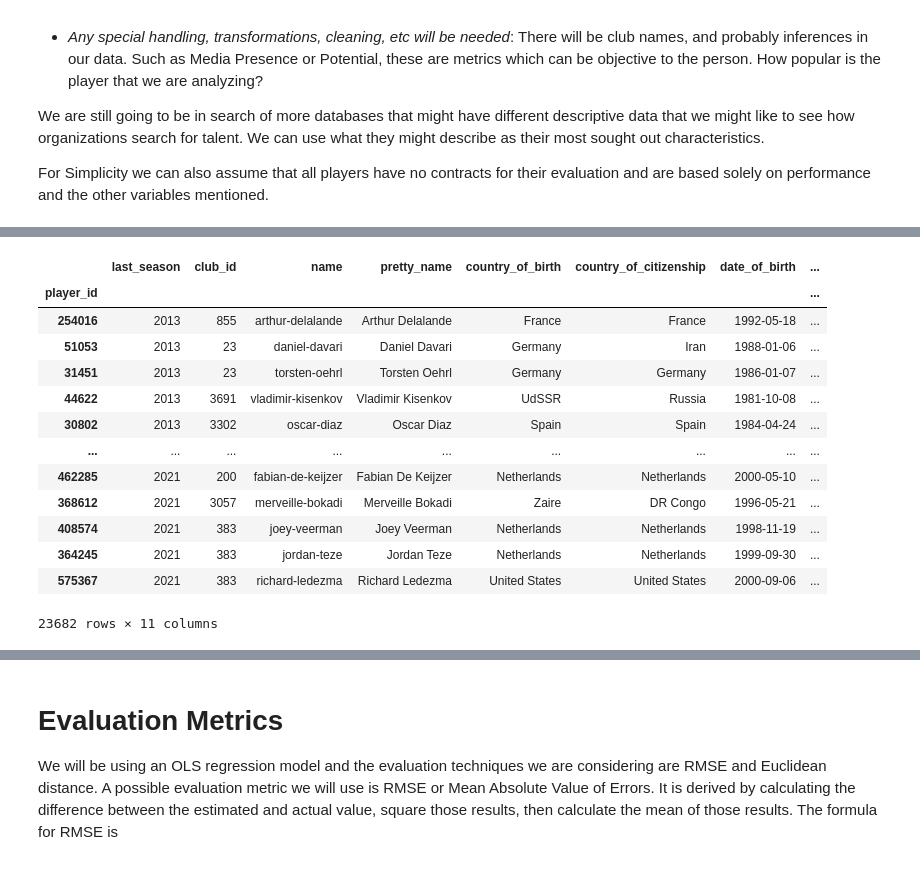
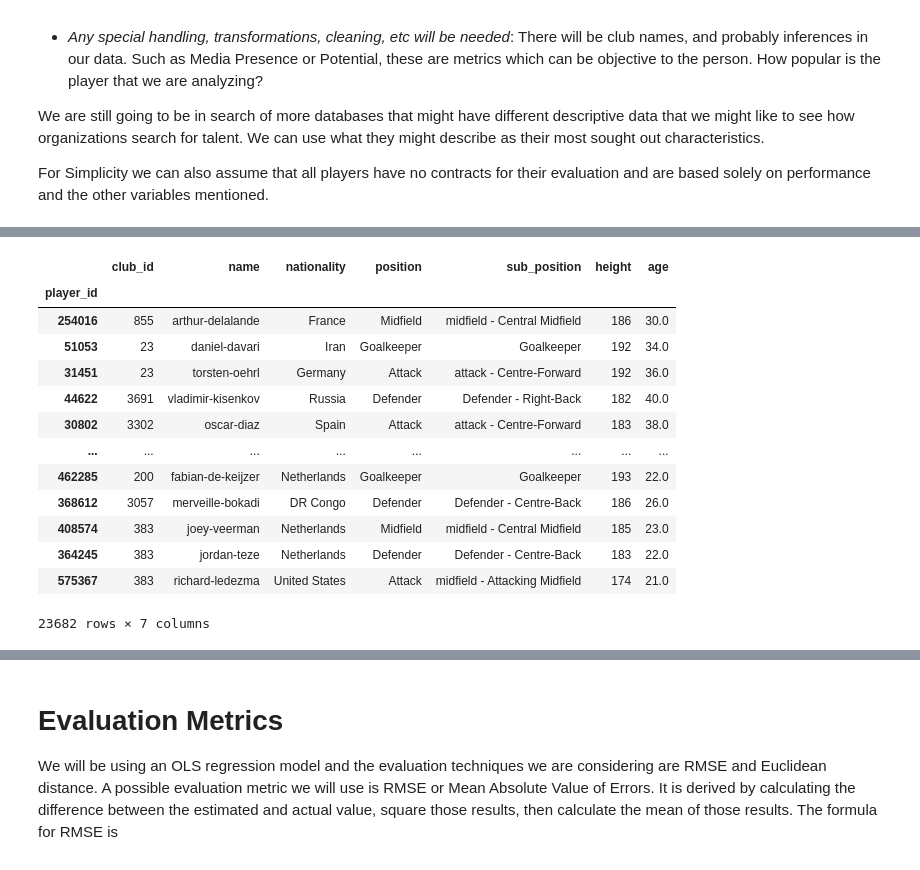
Before and after one commit to kade09/FifaMarketValueML, a Jupyter notebook: project.ipynb, the cells around one changed output, grey strips where cells are left out. Cells and saved outputs as stored; diff of their text form; code cells hidden in the pictures.

```diff
--- a/project.ipynb
+++ b/project.ipynb
@@ -118,8 +139,0 @@ data['appearances']
-# %%
-data['player_valuations'].rename(
-    columns = {'market_value': 'market_value_in_gbp'},
-    inplace = True
-)
-data['player_valuations'].set_index(['player_id'], inplace = True)
-
-data['player_valuations']
@@ -140,0 +140,16 @@ data['player_valuations']
+# %%
+data['player_valuations']['season'] = \
+    pd.DatetimeIndex(data['player_valuations']['date']).year
+data['player_valuations'].drop(columns = ['date'])
+
+data['player_valuations'] = data['player_valuations'].groupby(
+    ['player_id', 'season']
+).mean()
+data['player_valuations'].reset_index('season', inplace = True)
+
+data['player_valuations'].rename(
+    columns = {'market_value_in_gbp': 'market_value'},
+    inplace = True
+)
+
+data['player_valuations']
@@ -141,32 +171,50 @@ data['player_valuations']
 # %%
 data['players'] = data['players'].loc[
     :, ~data['players'].columns.isin([
+        'last_season',
+        'pretty_name',
         'market_value_in_gbp',
+        'highest_market_value_in_gbp',
+        'country_of_birth',
         'url',
         'foot'
     ])
 ]
 data['players'].rename(
-    columns = {'current_club_id': 'club_id'},
+    columns = {
+        'height_in_cm': 'height',
+        'current_club_id': 'club_id',
+        'country_of_citizenship': 'nationality'
+    },
     inplace = True
 )
+
+data['players']['age'] = (
+    pd.to_datetime('now', utc = True)
+        - pd.to_datetime(data['players']['date_of_birth'], utc = True)
+).astype('timedelta64[Y]')
+data['players'].drop(
+    columns = ['date_of_birth'],
+    inplace = True
+)
+
 data['players'].set_index('player_id', inplace = True)
 
 data['players']
 # %% [output]
-|  | last_season | club_id | name | pretty_name | country_of_birth | country_of_citizenship | date_of_birth | ... |
-| player_id |  |  |  |  |  |  |  | ... |
-| 254016 | 2013 | 855 | arthur-delalande | Arthur Delalande | France | France | 1992-05-18 | ... |
-| 51053 | 2013 | 23 | daniel-davari | Daniel Davari | Germany | Iran | 1988-01-06 | ... |
-| 31451 | 2013 | 23 | torsten-oehrl | Torsten Oehrl | Germany | Germany | 1986-01-07 | ... |
-| 44622 | 2013 | 3691 | vladimir-kisenkov | Vladimir Kisenkov | UdSSR | Russia | 1981-10-08 | ... |
-| 30802 | 2013 | 3302 | oscar-diaz | Oscar Diaz | Spain | Spain | 1984-04-24 | ... |
-| ... | ... | ... | ... | ... | ... | ... | ... | ... |
-| 462285 | 2021 | 200 | fabian-de-keijzer | Fabian De Keijzer | Netherlands | Netherlands | 2000-05-10 | ... |
-| 368612 | 2021 | 3057 | merveille-bokadi | Merveille Bokadi | Zaire | DR Congo | 1996-05-21 | ... |
-| 408574 | 2021 | 383 | joey-veerman | Joey Veerman | Netherlands | Netherlands | 1998-11-19 | ... |
-| 364245 | 2021 | 383 | jordan-teze | Jordan Teze | Netherlands | Netherlands | 1999-09-30 | ... |
-| 575367 | 2021 | 383 | richard-ledezma | Richard Ledezma | United States | United States | 2000-09-06 | ... |
+|  | club_id | name | nationality | position | sub_position | height | age |
+| player_id |  |  |  |  |  |  |  |
+| 254016 | 855 | arthur-delalande | France | Midfield | midfield - Central Midfield | 186 | 30.0 |
+| 51053 | 23 | daniel-davari | Iran | Goalkeeper | Goalkeeper | 192 | 34.0 |
+| 31451 | 23 | torsten-oehrl | Germany | Attack | attack - Centre-Forward | 192 | 36.0 |
+| 44622 | 3691 | vladimir-kisenkov | Russia | Defender | Defender - Right-Back | 182 | 40.0 |
+| 30802 | 3302 | oscar-diaz | Spain | Attack | attack - Centre-Forward | 183 | 38.0 |
+| ... | ... | ... | ... | ... | ... | ... | ... |
+| 462285 | 200 | fabian-de-keijzer | Netherlands | Goalkeeper | Goalkeeper | 193 | 22.0 |
+| 368612 | 3057 | merveille-bokadi | DR Congo | Defender | Defender - Centre-Back | 186 | 26.0 |
+| 408574 | 383 | joey-veerman | Netherlands | Midfield | midfield - Central Midfield | 185 | 23.0 |
+| 364245 | 383 | jordan-teze | Netherlands | Defender | Defender - Centre-Back | 183 | 22.0 |
+| 575367 | 383 | richard-ledezma | United States | Attack | midfield - Attacking Midfield | 174 | 21.0 |
-23682 rows × 11 columns
+23682 rows × 7 columns
 # %%
 df = data['players'].merge(
```
Also changed, not shown: parts of 14 cells of this notebook.
